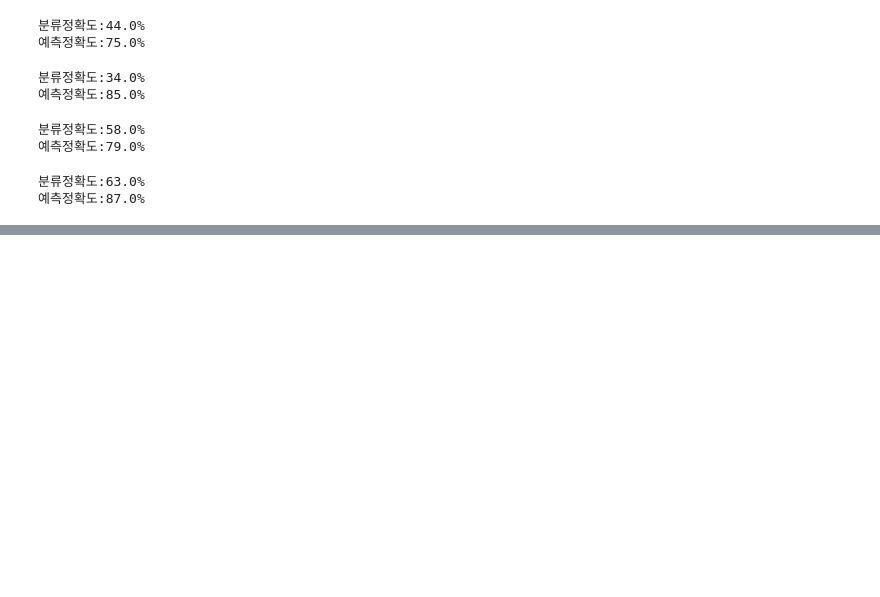
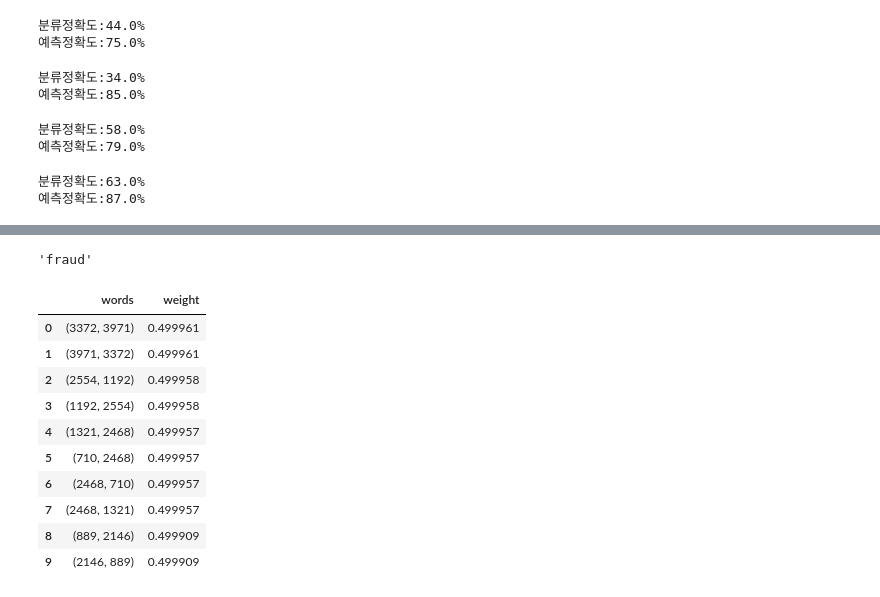
Before and after one commit to hyewon961117/hw_study2, a Jupyter notebook: two/012_텍스트마이닝.ipynb, the cells around one changed output, grey strips where cells are left out. Cells and saved outputs as stored; diff of their text form; code cells hidden in the pictures; blank space fills up the shorter version.

```diff
--- a/two/012_텍스트마이닝.ipynb
+++ b/two/012_텍스트마이닝.ipynb
@@ -2623,0 +2835,10 @@ neg_review(svm)
+# %%
+#현재 상태는 100개의 문서의 유사도
+#단어간의 유사도를 구하는 것이 목적이므로
+#단어-문서 행렬로 변경
+#x축 문서, y축 단어
+
+A=A.transpose()
+
+print(A.shape)
+print(A)
@@ -2623,0 +2885,13 @@ neg_review(svm)
+# %%
+from sklearn.metrics.pairwise import cosine_similarity
+
+A_sparse = sparse.csr_matrix(A)
+
+#코사인 유사도 계산
+similarities_sparse = cosine_similarity(A_sparse,dense_output=False)
+
+# todok() 행렬을 딕셔너리 형태로 변환
+list(similarities_sparse.todok().items())[35000:35010]
+
+#list(similarities_sparse.todok().items())[-10:]
+#단어 이름이 아닌 인덱스 형태로 출력됨
@@ -2623,0 +2909,30 @@ neg_review(svm)
+# %%
+# (1469,108), 0.37 1469 단어와 108 단어의 유사도는 37%
+vec.get_feature_names_out()[1469]
+# %% [output]
+'fraud'
+# %%
+import pandas as pd
+import numpy as np
+
+#위의 결과값을 데이터프레임으로 출력
+df=pd.DataFrame(list(similarities_sparse.todok().items()),columns=["words","weight"])
+df2=df.sort_values(by=['weight'],ascending=False)
+df2=df2.reset_index(drop=True)
+
+#단어 자신끼리의 짝은 1이 되므로 1보다 작은 항목들만 출력시킴
+df3=df2.loc[np.round(df2['weight']) < 1]
+df3=df3.reset_index(drop=True)
+df3.head(10)
+# %% [output]
+|  | words | weight |
+| 0 | (3372, 3971) | 0.499961 |
+| 1 | (3971, 3372) | 0.499961 |
+| 2 | (2554, 1192) | 0.499958 |
+| 3 | (1192, 2554) | 0.499958 |
+| 4 | (1321, 2468) | 0.499957 |
+| 5 | (710, 2468) | 0.499957 |
+| 6 | (2468, 710) | 0.499957 |
+| 7 | (2468, 1321) | 0.499957 |
+| 8 | (889, 2146) | 0.499909 |
+| 9 | (2146, 889) | 0.499909 |
```
Also changed, not shown: parts of 36 cells of this notebook, 40 other files.
